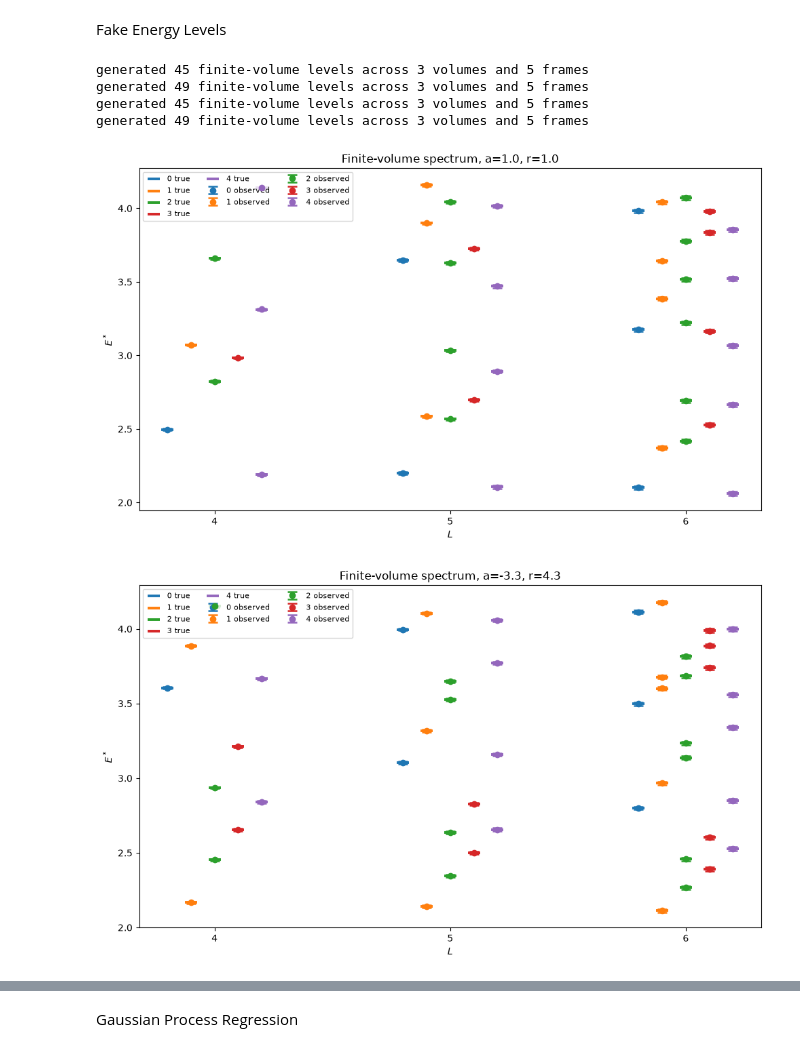
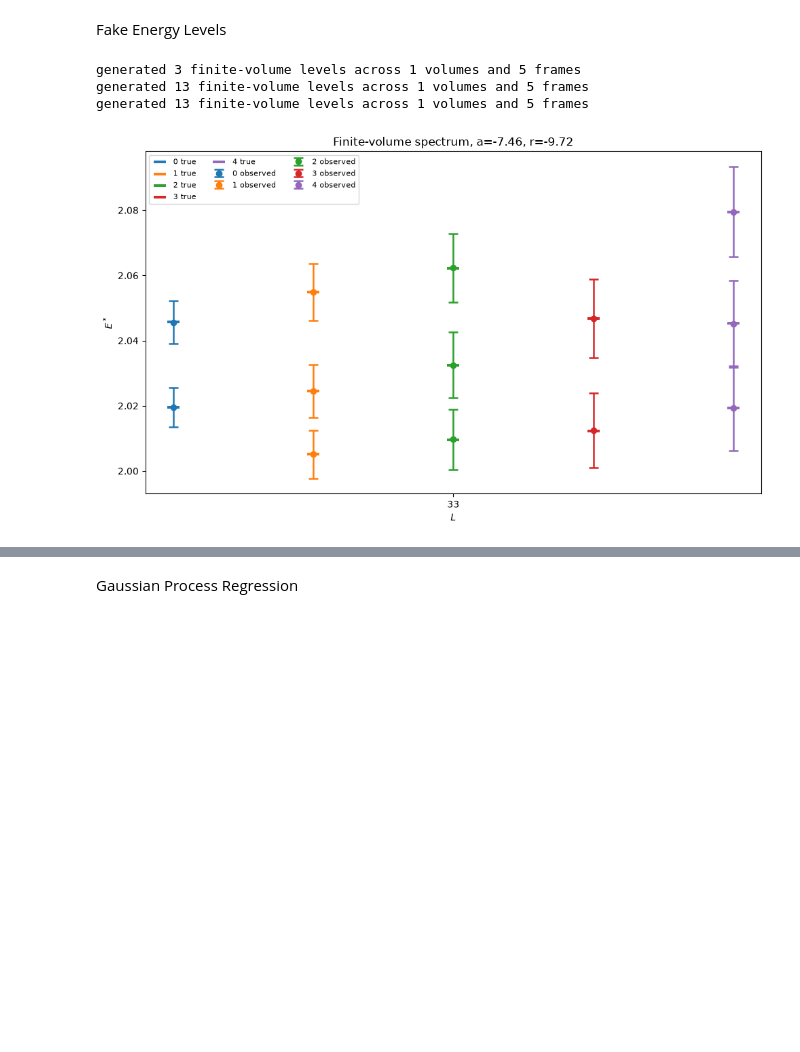
Before and after one commit to ShingLi15/Gaussian-Process-Regressions-for-Di-Nucleon-Data, a Jupyter notebook: Research Paper/GPR matching.ipynb, the cells around one changed output, grey strips where cells are left out. Cells and saved outputs as stored; diff of their text form; code cells hidden in the pictures; blank space fills up the shorter version.

Commit message:
Graphs are not fully working yet, but the reconstruction and the actual values are more similar now. About to make drastic changes so I want a checkpoint

```diff
--- a/Research Paper/GPR matching.ipynb
+++ b/Research Paper/GPR matching.ipynb
@@ -123,6 +123,9 @@ Various Constants
 nShell = 15
 alpha = 0.125
 m = 1.0  #might need to be changed?
+am_pi = 0.310810
+am_N = 0.70266
+
 
 intList = generateIntList( nShell )
 
@@ -136,16 +139,13 @@ Psq_to_nP = {
     4:np.array([0,0,2])
 }
 
-L_values = [4,5,6]
+L_values = [48*am_N]
 
-E_min = 2.05
-E_max = 4.2
+E_min = 1.950
+E_max = 2.080
 Ecm_grid = np.linspace(E_min, E_max, 550)
 
-a_r_Values = np.array([[1,1],[-3.3,4.3]])
-
-am_pi = 0.310810
-am_N = 0.70266
+a_r_Values = np.array([[1,1],[-7.46,-9.72]])
 # %% [markdown]
 Fake Energy Levels
 # %%
@@ -408,41 +408,39 @@ def plot_spectrum(level_rows, i, include_observed=True, include_true=True, predi
             x_pred = np.array([r["L"] + offset for r in rows_frame], dtype=float)
             y_pred = np.array([r["E_pred"] for r in rows_frame], dtype=float)
 
             plt.scatter(
                 x_pred,
                 y_pred,
                 marker="x",
                 s=70,
                 linewidths=2.2,
                 label=f"{Psq} GP",
                 zorder=6,
             )
 
     plt.xticks(L_values, [str(int(L)) for L in L_values])
     plt.xlabel(r"$L$")
     plt.ylabel(r"$E^*$")
     plt.title(f"Finite-volume spectrum, a={a_r_Values[i][0]}, r={a_r_Values[i][1]}")
 
     plt.legend(ncols=3, fontsize=8)
     plt.tight_layout()
     plt.show()
 
 data0 = generate_spectrum(0, L_values, Psq_to_nP, E_min, E_max, sigma_E)
 data1 = generate_spectrum(1, L_values, Psq_to_nP, E_min, E_max, sigma_E)
 #plot_spectrum(data0, 0)
 #plot_spectrum(data1, 1)
 
-data0_cov = generate_spectrum_covariance(0, L_values, Psq_to_nP, E_min, E_max, sigma_E)
+# data0_cov = generate_spectrum_covariance(0, L_values, Psq_to_nP, E_min, E_max, sigma_E)
 data1_cov = generate_spectrum_covariance(1, L_values, Psq_to_nP, E_min, E_max, sigma_E)
-plot_spectrum(data0_cov, 0)
+# plot_spectrum(data0_cov, 0)
 plot_spectrum(data1_cov, 1)
 # %% [output]
-generated 45 finite-volume levels across 3 volumes and 5 frames
-generated 49 finite-volume levels across 3 volumes and 5 frames
-generated 45 finite-volume levels across 3 volumes and 5 frames
-generated 49 finite-volume levels across 3 volumes and 5 frames
+generated 3 finite-volume levels across 1 volumes and 5 frames
+generated 13 finite-volume levels across 1 volumes and 5 frames
+generated 13 finite-volume levels across 1 volumes and 5 frames
-[figure, old version]
+[figure, new version]
-[figure, removed]
 # %%
 def group_by_Psq(data, L):
 
```
Also changed, not shown: parts of 11 cells of this notebook, 3 other files.
